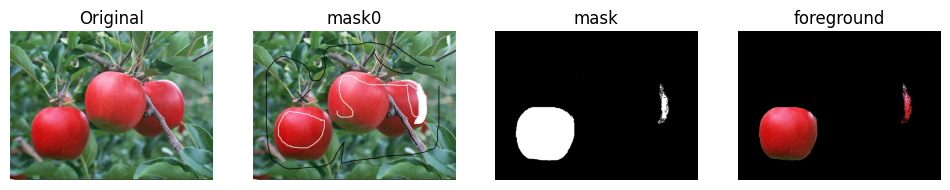
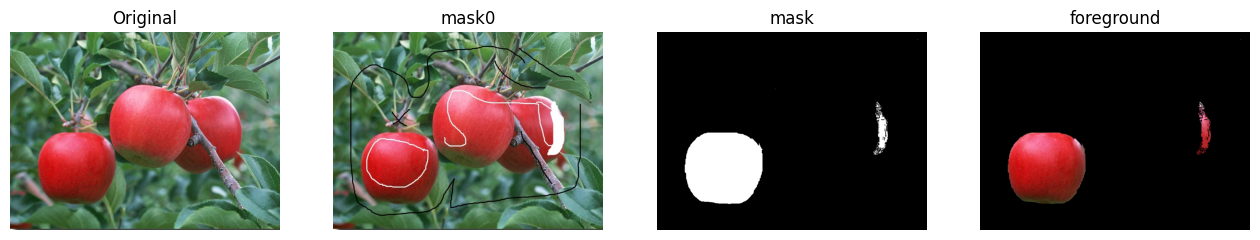
Code edit (unified diff) that turned the first committed figure into the second:
--- before
+++ after
@@ -27,4 +27,5 @@
 # ===================================================================
 cv2.grabCut(o, mask, None, bgdModel, fgdModel, 5, cv2.GC_INIT_WITH_MASK)
+# cv2.grabCut(o, mask, rect, bgdModel, fgdModel, 5, cv2.GC_INIT_WITH_RECT)
 # =======调整mask值===============
 mask = np.where((mask==2)|(mask==0), 0, 1).astype('uint8')
@@ -40,5 +41,5 @@
 fore = cv2.cvtColor(fore, cv2.COLOR_BGR2RGB)
 
-plt.figure(figsize=(12, 4))
+plt.figure(figsize=(16, 4))
 plt.subplot(141)
 plt.imshow(o)

Commit: 20260509